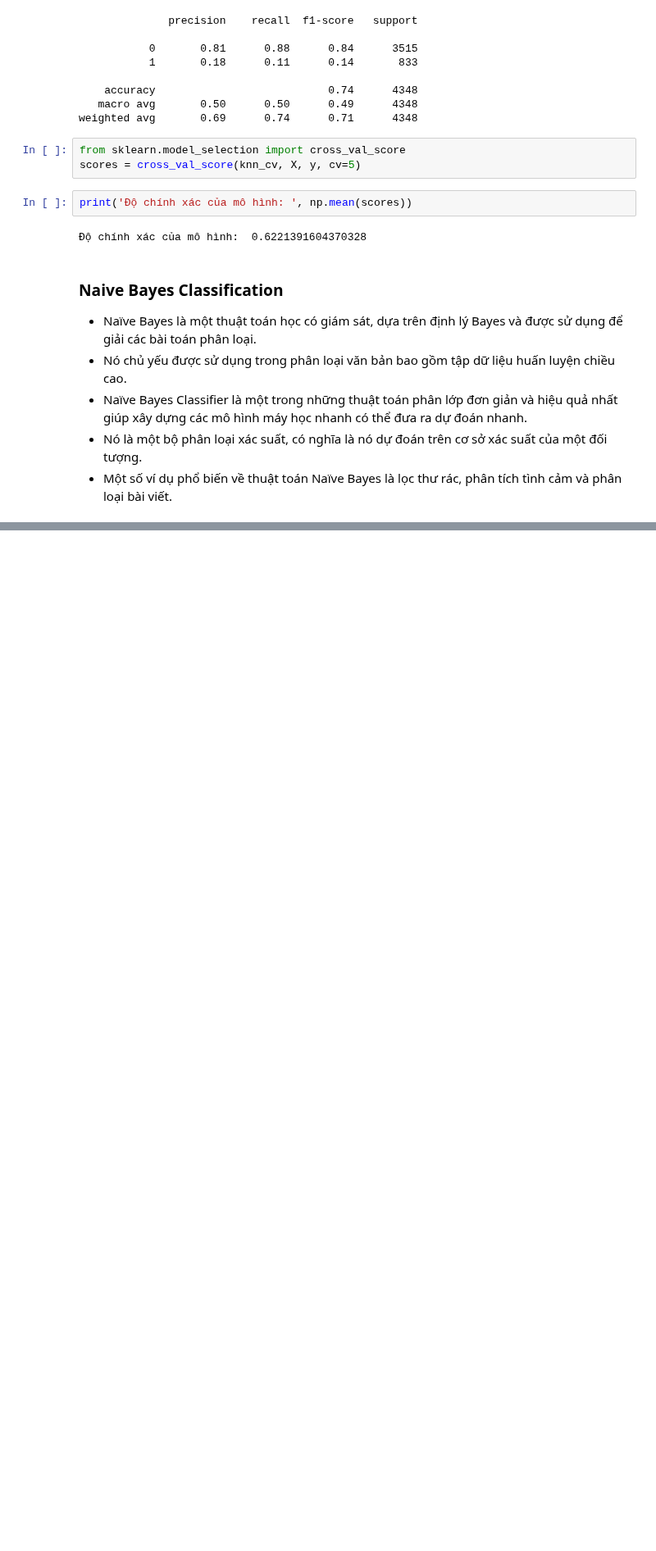
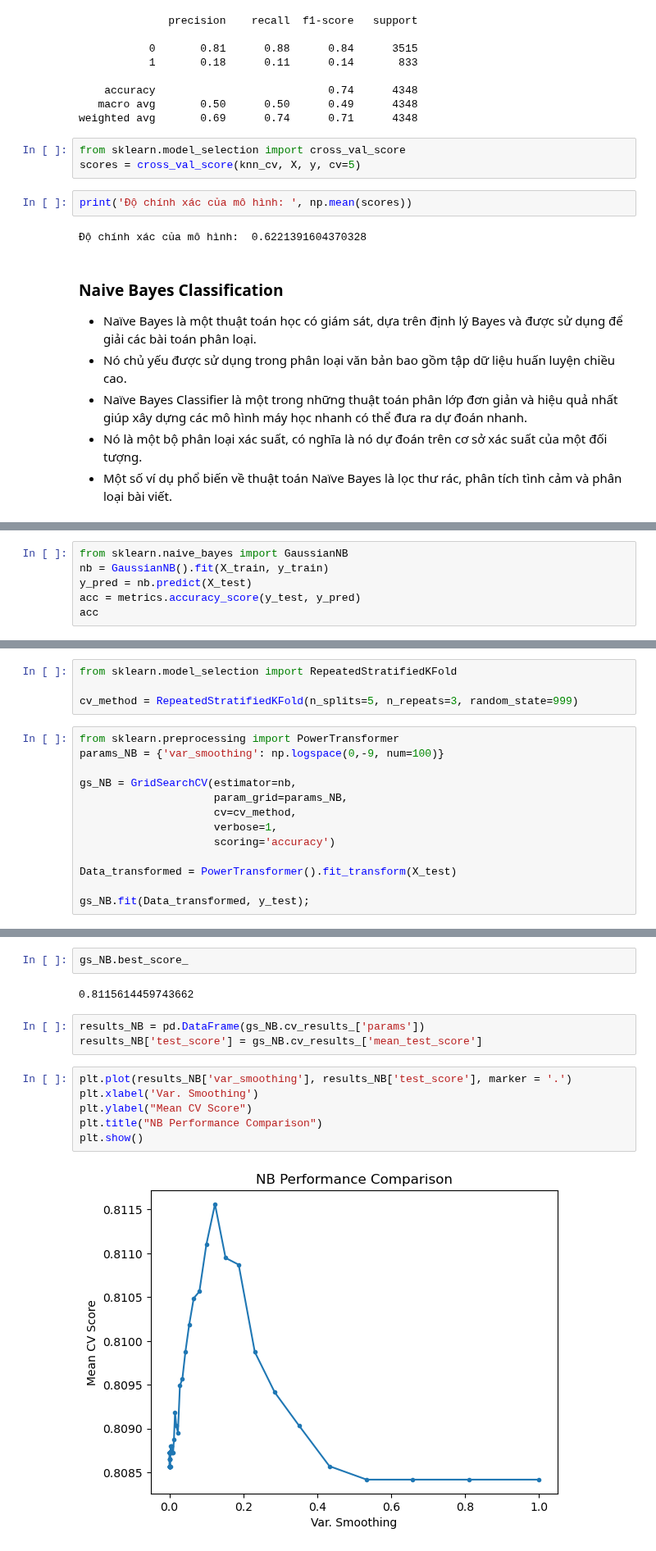
Before and after one commit to duongtanton/NP-KHDL-Gr9, a Jupyter notebook: Data-Modeling.ipynb, the cells around one changed output, grey strips where cells are left out. Shown at 82% size. Saved outputs shown, nothing was run; the diff lists cells and outputs as text; blank space fills up the shorter version.

```diff
--- a/Data-Modeling.ipynb
+++ b/Data-Modeling.ipynb
@@ -269,0 +268,6 @@ Ta tiến hành gần giống các bước của KNN cho Naive Bayes
+# %%
+from sklearn.naive_bayes import GaussianNB
+nb = GaussianNB().fit(X_train, y_train)
+y_pred = nb.predict(X_test)
+acc = metrics.accuracy_score(y_test, y_pred)
+acc
@@ -269,0 +284,17 @@ Ta tiến hành gần giống các bước của KNN cho Naive Bayes
+# %%
+from sklearn.model_selection import RepeatedStratifiedKFold
+
+cv_method = RepeatedStratifiedKFold(n_splits=5, n_repeats=3, random_state=999)
+# %%
+from sklearn.preprocessing import PowerTransformer
+params_NB = {'var_smoothing': np.logspace(0,-9, num=100)}
+
+gs_NB = GridSearchCV(estimator=nb,
+                     param_grid=params_NB,
+                     cv=cv_method,
+                     verbose=1,
+                     scoring='accuracy')
+
+Data_transformed = PowerTransformer().fit_transform(X_test)
+
+gs_NB.fit(Data_transformed, y_test);
@@ -269,0 +307,15 @@ Ta tiến hành gần giống các bước của KNN cho Naive Bayes
+# %%
+gs_NB.best_score_
+# %% [output]
+0.8115614459743662
+# %%
+results_NB = pd.DataFrame(gs_NB.cv_results_['params'])
+results_NB['test_score'] = gs_NB.cv_results_['mean_test_score']
+# %%
+plt.plot(results_NB['var_smoothing'], results_NB['test_score'], marker = '.')
+plt.xlabel('Var. Smoothing')
+plt.ylabel("Mean CV Score")
+plt.title("NB Performance Comparison")
+plt.show()
+# %% [output]
+[figure, added]
```
Also changed, not shown: parts of 7 cells of this notebook.
